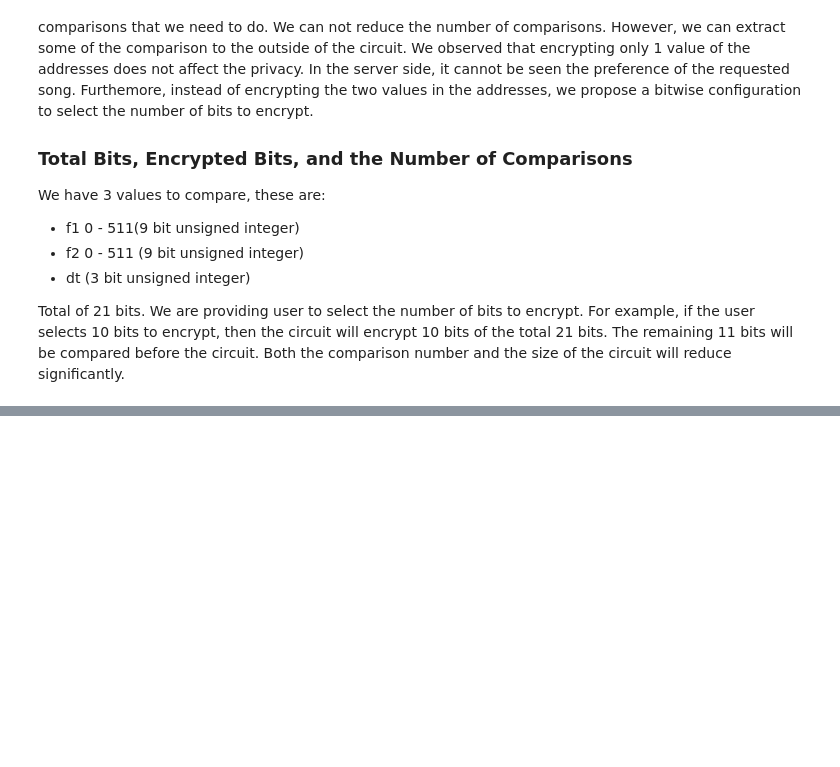
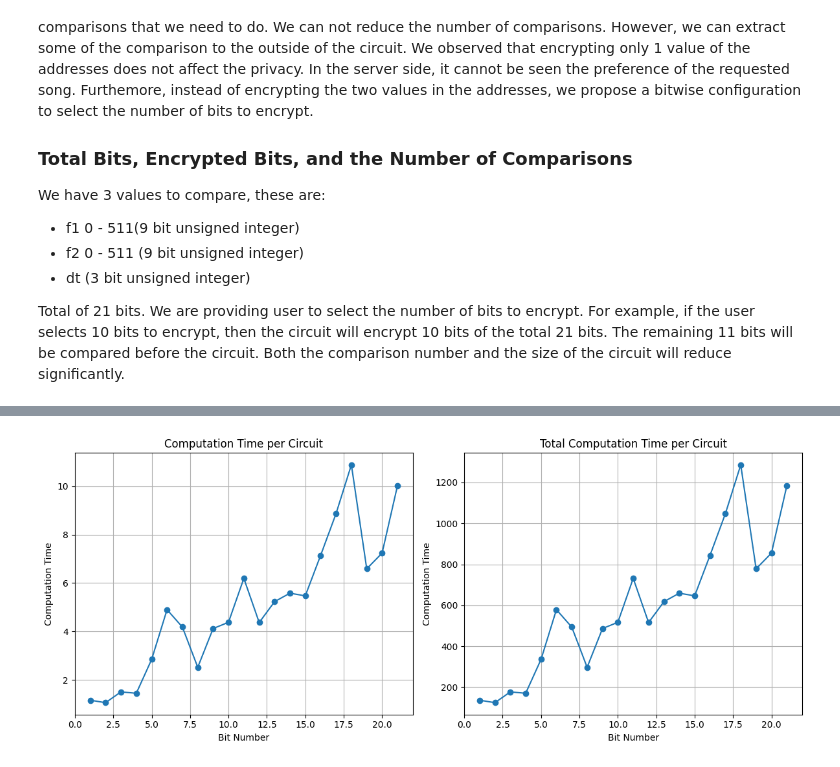
Before and after one commit to GoktugEk/encrypted-shazam, a Jupyter notebook: main.ipynb, the cells around one changed output, grey strips where cells are left out. Drawn from its saved outputs; the diff is of its cells as text; code cells hidden in the pictures; blank space fills up the shorter version.

Commit message:
add time plottings

```diff
--- a/main.ipynb
+++ b/main.ipynb
@@ -328,4 +342,4 @@ We have 3 values to compare, these are:
 
 Total of 21 bits. We are providing user to select the number of bits to encrypt. For example, if the user selects 10 bits to encrypt, then the circuit will encrypt 10 bits of the total 21 bits. The remaining 11 bits will be compared before the circuit. Both the comparison number and the size of the circuit will reduce significantly.
 # %%
-NUMBER_OF_BITS_TO_ENCRYPT = 5
+NUMBER_OF_BITS_TO_ENCRYPT = 15
@@ -413,0 +492,26 @@ Decryption time: 0.0001971721649169922
+# %%
+fig, axs = plt.subplots(1, 2, figsize=(12, 5))
+
+bit_numbers = list(range(1, len(computation_times) + 1))
+
+# Plot the first graph (computation_times)
+axs[0].plot(bit_numbers, computation_times, marker='o', linestyle='-')
+axs[0].set_title('Computation Time per Circuit')
+axs[0].set_xlabel('Bit Number')
+axs[0].set_ylabel('Computation Time')
+axs[0].grid(True)
+
+# Plot the second graph (total_times)
+axs[1].plot(bit_numbers, total_times, marker='o', linestyle='-')
+axs[1].set_title('Total Computation Time per Circuit')
+axs[1].set_xlabel('Bit Number')
+axs[1].set_ylabel('Computation Time')
+axs[1].grid(True)
+
+# Adjust layout to prevent clipping of titles
+plt.tight_layout()
+
+# Show the plot
+plt.show()
+# %% [output]
+[figure, added]
```
Also changed, not shown: parts of 7 cells of this notebook, 1 other file.
